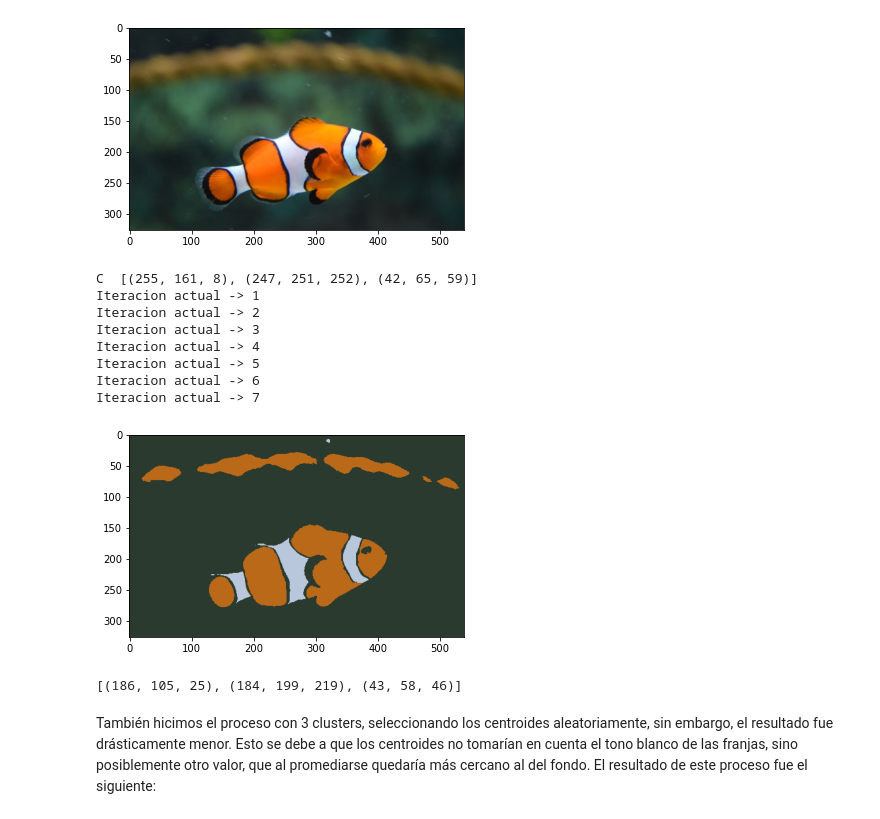
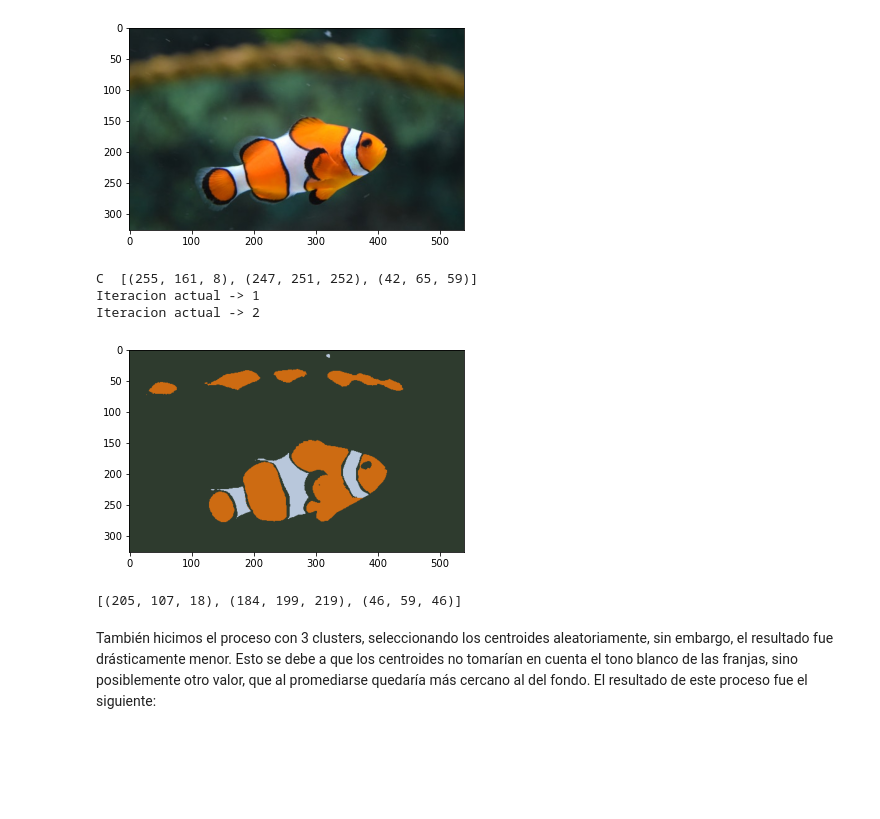
Before and after one commit to VivianGomez/t3_segmentation, a Jupyter notebook: t3_segmentation.ipynb, the cells around one changed output. Drawn from its saved outputs; the diff is of its cells as text; code cells hidden in the pictures; blank space fills up the shorter version.

```diff
--- a/t3_segmentation.ipynb
+++ b/t3_segmentation.ipynb
@@ -44,18 +44,13 @@ plt.show()
 # %% [output]
 [figure]
 # %%
-seg.kmeans(3, img1, 25, 1, False, [(255, 161, 8), (247, 251, 252), (42, 65, 59)])
+seg.kmeans(3, img1, 25, 30, False, [(255, 161, 8), (247, 251, 252), (42, 65, 59)])
 # %% [output]
 C  [(255, 161, 8), (247, 251, 252), (42, 65, 59)]
 Iteracion actual -> 1
 Iteracion actual -> 2
-Iteracion actual -> 3
-Iteracion actual -> 4
-Iteracion actual -> 5
-Iteracion actual -> 6
-Iteracion actual -> 7
-[figure, old version]
+[figure, new version]
-[(186, 105, 25), (184, 199, 219), (43, 58, 46)]
+[(205, 107, 18), (184, 199, 219), (46, 59, 46)]
 # %% [markdown]
 También hicimos el proceso con 3 clusters, seleccionando los centroides aleatoriamente, sin embargo, el resultado fue drásticamente menor. Esto se debe a que los centroides no tomarían en cuenta el tono blanco de las franjas, sino posiblemente otro valor, que al promediarse quedaría más cercano al del fondo. El resultado de este proceso fue el siguiente:
 # %%
```
Also changed, not shown: parts of 2 cells of this notebook, 5 other files.
